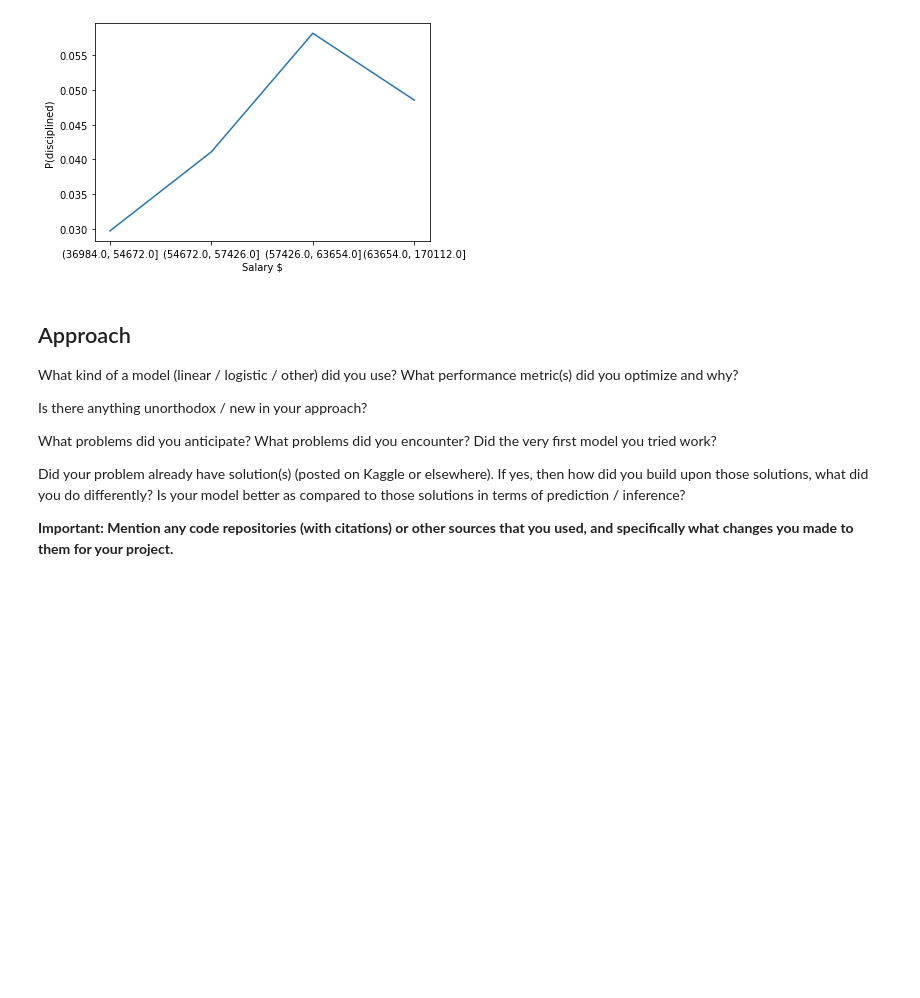
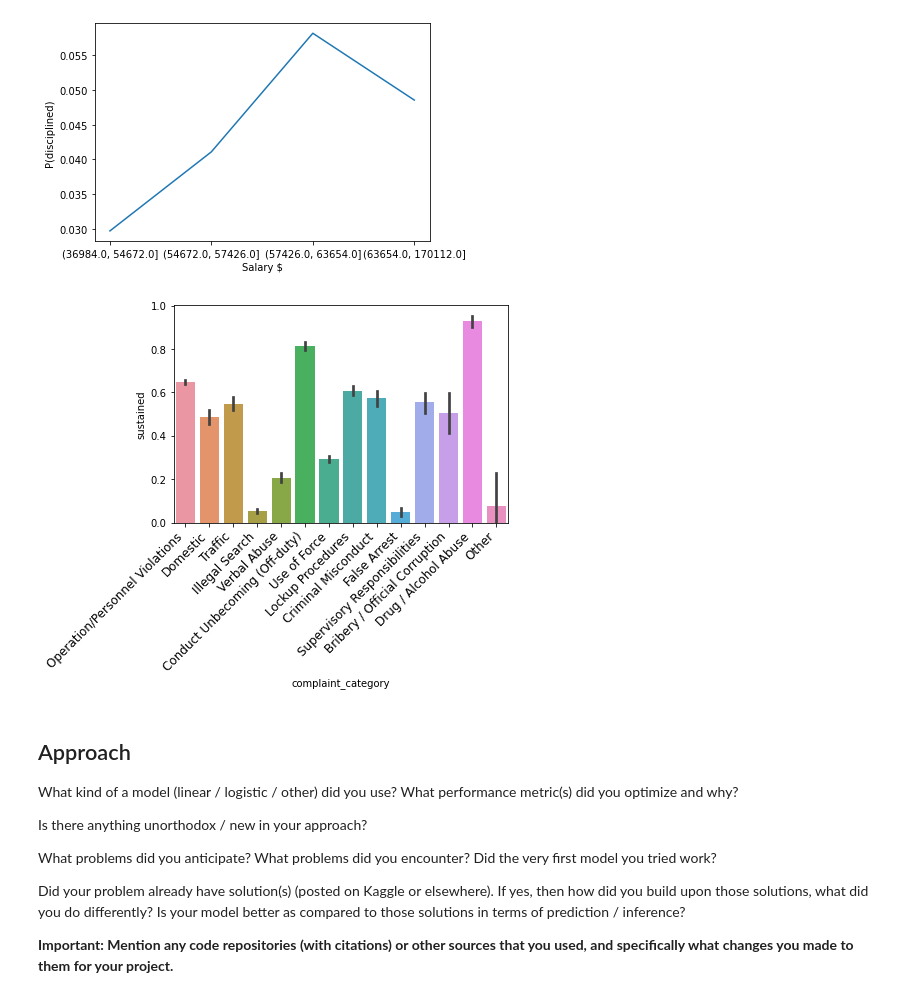
Before and after one commit to ryanpaynerp/Data_Sci_Project, a Jupyter notebook: Final_report.ipynb, the cells around one changed output. Cells and saved outputs as stored; diff of their text form; code cells hidden in the pictures; blank space fills up the shorter version.

Commit message:
added graph to final report

```diff
--- a/Final_report.ipynb
+++ b/Final_report.ipynb
@@ -149,6 +137,18 @@ plt.ylabel('P(disciplined)')
 plt.show()
 # %% [output]
 [figure]
+# %%
+df = pd.read_csv('officers_only.csv', low_memory=False)
+
+yes = df[df['sustained'] ==1]
+no = df[df['sustained'] == 0].sample(yes.shape[0])
+df = pd.concat([no, yes])
+
+ax = sns.barplot(data=df, y='sustained', x='complaint_category')
+ax.set_xticklabels(ax.get_xticklabels(), rotation=45, fontsize=12, horizontalalignment='right')
+plt.show()
+# %% [output]
+[figure, added]
 # %% [markdown]
 ## Approach
 
```
Also changed, not shown: parts of 2 cells of this notebook.
